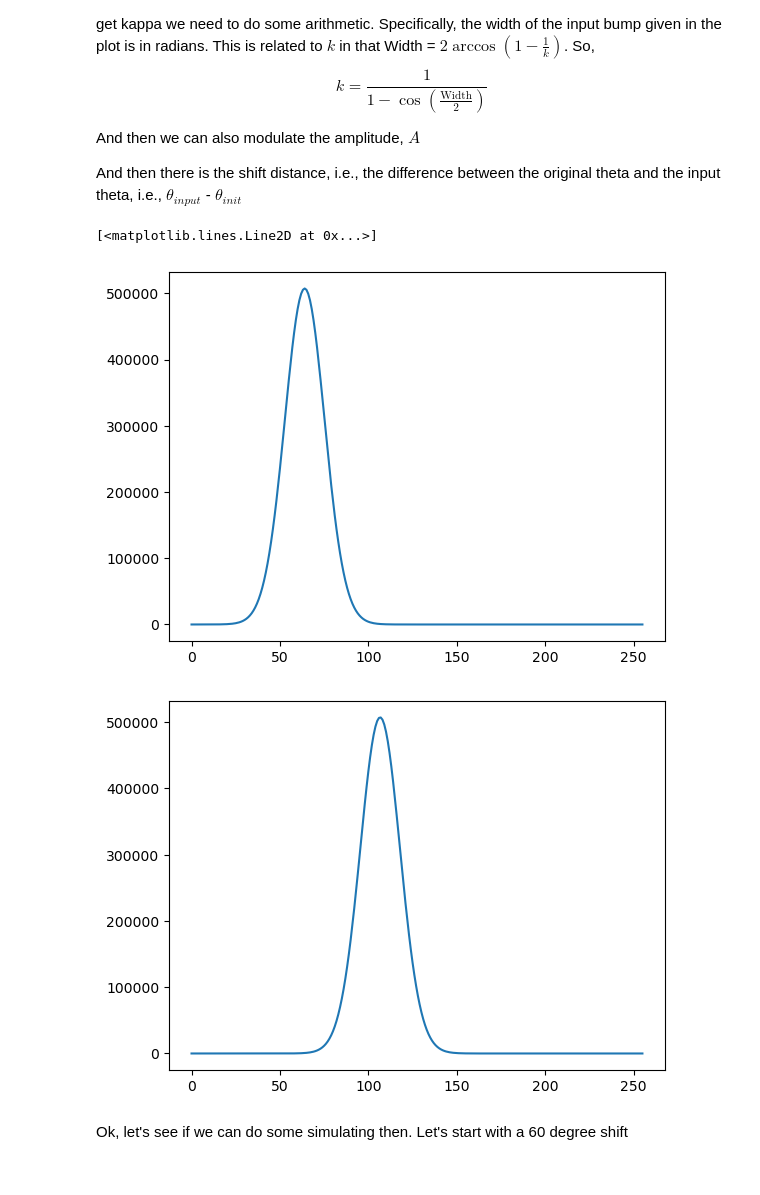
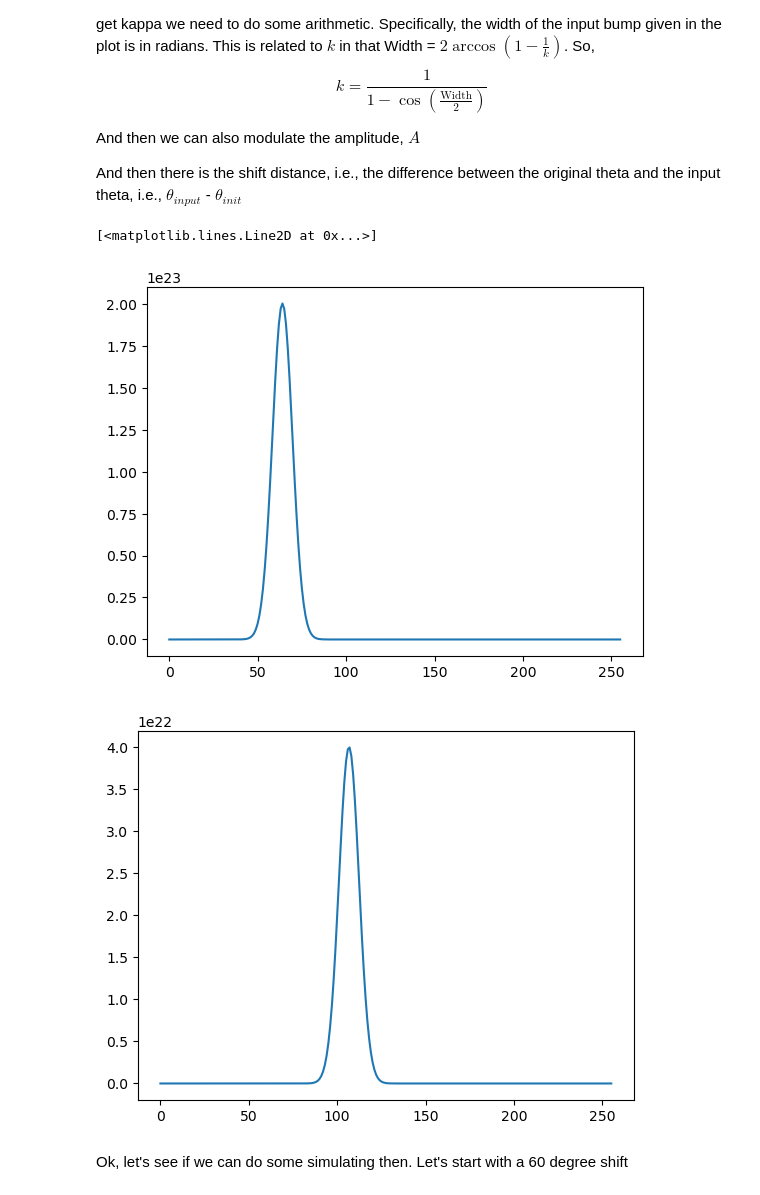
Before and after one commit to CEBangu/RingAttractor, a Jupyter notebook: python_ring/ideation.ipynb, the cells around one changed output. Drawn from its saved outputs; the diff is of its cells as text; code cells hidden in the pictures.

```diff
--- a/python_ring/ideation.ipynb
+++ b/python_ring/ideation.ipynb
@@ -188,17 +188,18 @@ And then we can also modulate the amplitude, $A$
 And then there is the shift distance, i.e., the difference between the original theta and the input theta, i.e., $\theta_{input}$ -  $\theta_{init}$
 # %%
 N = 256 #number of neurons
-A = 1.0 #amplitude of the bump
-kappas = [1/(1-np.cos(k/2)) for k in np.linspace(np.pi/4, (3*np.pi)/4)]
+A = 5.0 #amplitude of the bump
+kappa_pi = np.linspace(np.pi/8, (3*np.pi)/4)
+kappas = [1/(1-np.cos(k/2)) for k in kappa_pi]
 kappa_init = kappas[0] #width of initial bump
 theta = np.linspace(0, 2 * np.pi, N, endpoint=False)
 mu_init = np.pi/2
 
 vm = von_mises(A, kappa_init, theta, mu_init)
 plt.plot(vm)
 # %% [output]
 [<matplotlib.lines.Line2D at 0x...>]
-[figure, old version]
+[figure, new version]
 # %%
 #additional bump array for a 60 degree shift
 amplitudes = np.arange(1, 2, 0.1)
@@ -216,7 +217,7 @@ for amplitude in amplitudes:
         break
     break
 # %% [output]
-[figure, old version]
+[figure, new version]
 # %% [markdown]
 Ok, let's see if we can do some simulating then. Let's start with a 60 degree shift
 # %%
```
Also changed, not shown: parts of 6 cells of this notebook.
